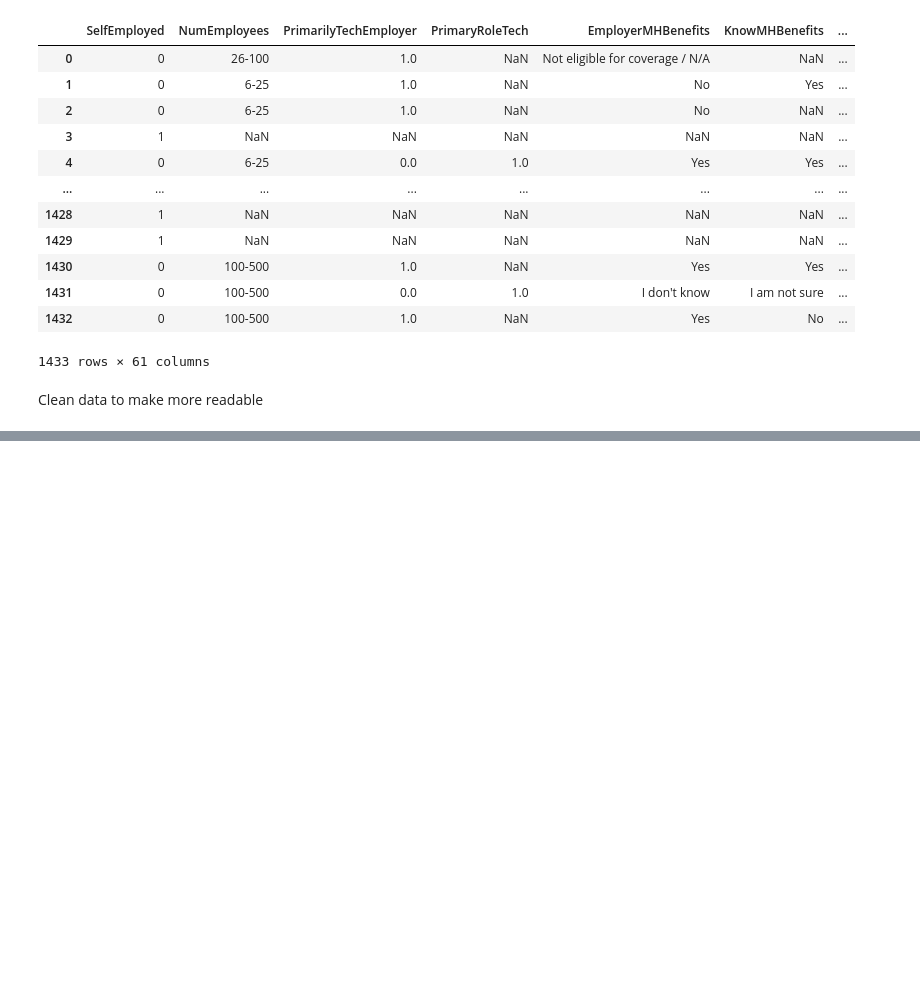
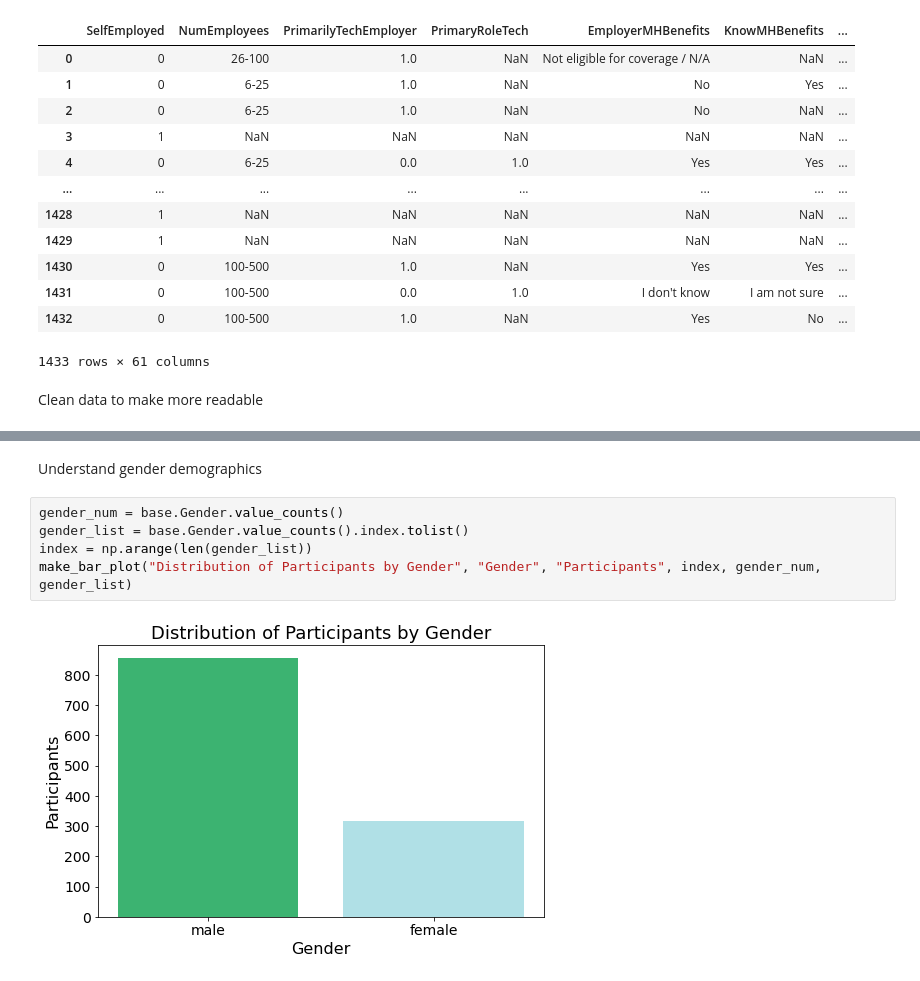
Before and after one commit to krishols/CISC367HFinal, a Jupyter notebook: messy.ipynb, the cells around one changed output, grey strips where cells are left out. Saved outputs shown, nothing was run; the diff lists cells and outputs as text; blank space fills up the shorter version.

Commit message:
staart grouping data by demographics per RQ

```diff
--- a/messy.ipynb
+++ b/messy.ipynb
@@ -101,0 +161,9 @@ Name: Gender, dtype: int64
+# %% [markdown]
+Understand gender demographics
+# %%
+gender_num = base.Gender.value_counts()
+gender_list = base.Gender.value_counts().index.tolist()
+index = np.arange(len(gender_list))
+make_bar_plot("Distribution of Participants by Gender", "Gender", "Participants", index, gender_num, gender_list)
+# %% [output]
+[figure, added]
```
Also changed, not shown: parts of 6 cells of this notebook.
